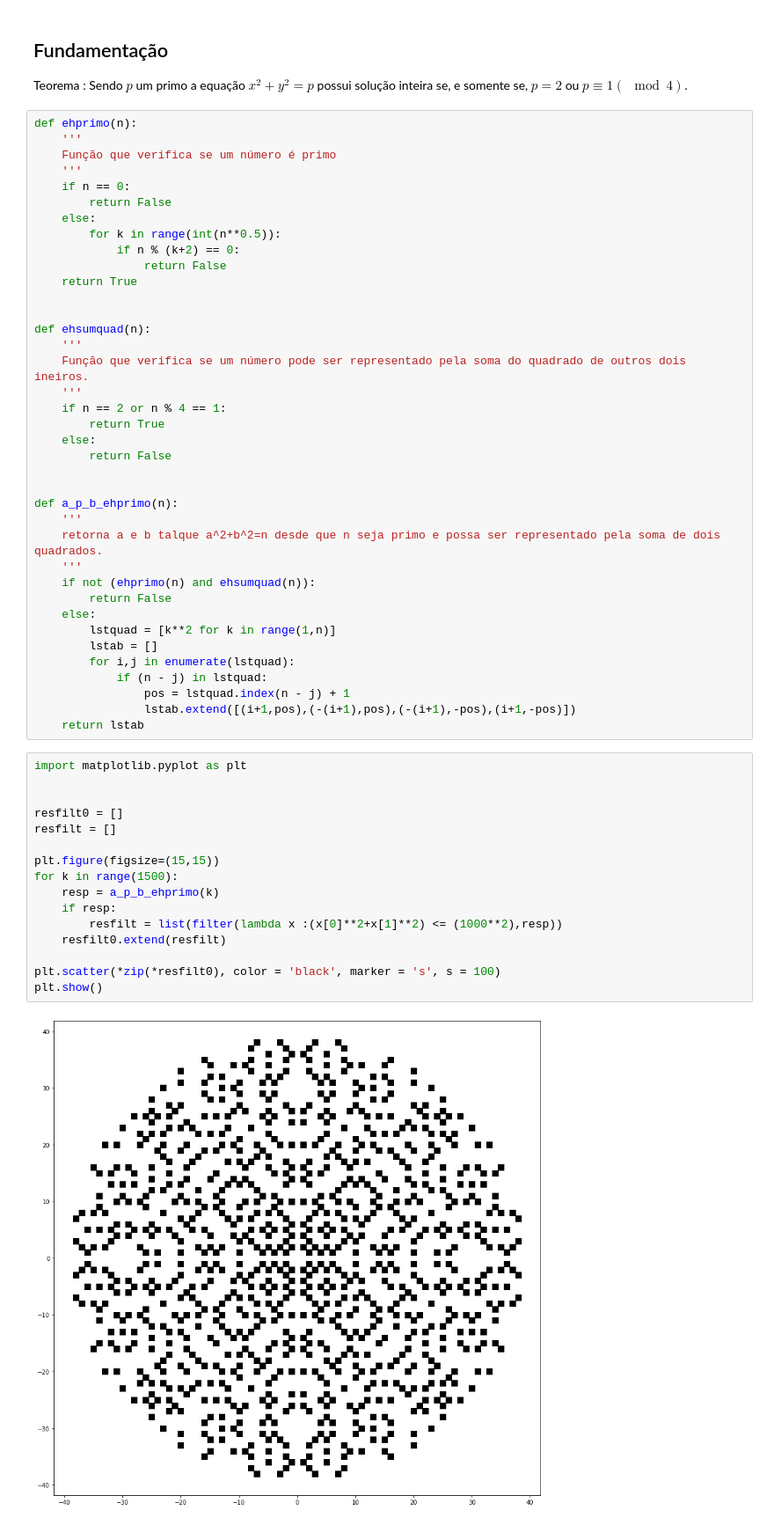
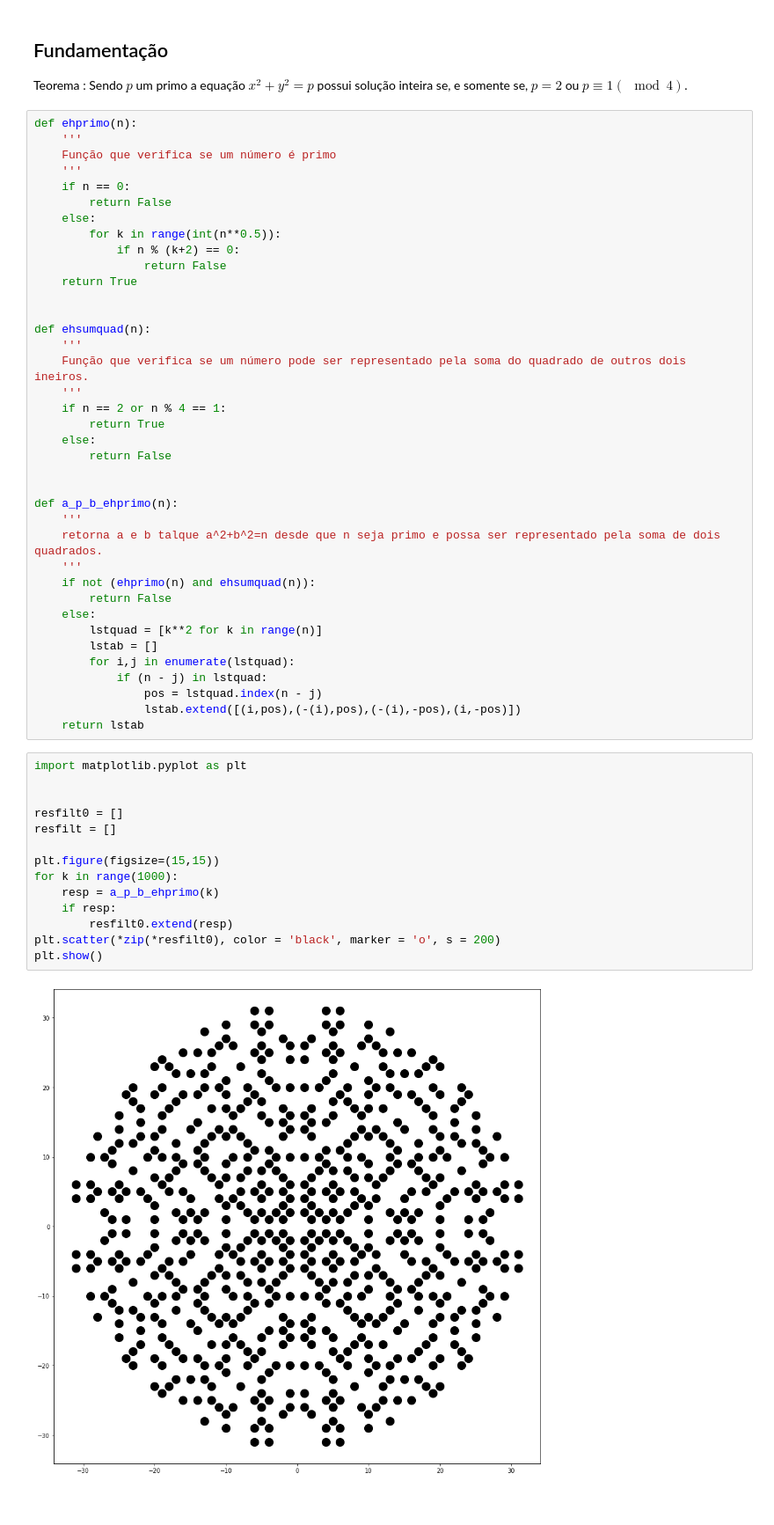
Before and after one commit to rafaeldjsm/Matematica, a Jupyter notebook: gaussian_ring.ipynb, the cells around one changed output. Shown at 88% size. Saved outputs shown, nothing was run; the diff lists cells and outputs as text.

```diff
--- a/gaussian_ring.ipynb
+++ b/gaussian_ring.ipynb
@@ -35,28 +35,26 @@ def a_p_b_ehprimo(n):
     if not (ehprimo(n) and ehsumquad(n)):
         return False
     else:
-        lstquad = [k**2 for k in range(1,n)]
+        lstquad = [k**2 for k in range(n)]
         lstab = []
         for i,j in enumerate(lstquad):
             if (n - j) in lstquad:
-                pos = lstquad.index(n - j) + 1
-                lstab.extend([(i+1,pos),(-(i+1),pos),(-(i+1),-pos),(i+1,-pos)])
+                pos = lstquad.index(n - j)
+                lstab.extend([(i,pos),(-(i),pos),(-(i),-pos),(i,-pos)])
     return lstab
 # %%
 import matplotlib.pyplot as plt
 
 
 resfilt0 = []
 resfilt = []
 
 plt.figure(figsize=(15,15))
-for k in range(1500):
+for k in range(1000):
     resp = a_p_b_ehprimo(k)
     if resp:
-        resfilt = list(filter(lambda x :(x[0]**2+x[1]**2) <= (1000**2),resp))
-    resfilt0.extend(resfilt)
-
-plt.scatter(*zip(*resfilt0), color = 'black', marker = 's', s = 100)
+        resfilt0.extend(resp)
+plt.scatter(*zip(*resfilt0), color = 'black', marker = 'o', s = 200)
 plt.show()
 # %% [output]
-[figure, old version]
+[figure, new version]
```
